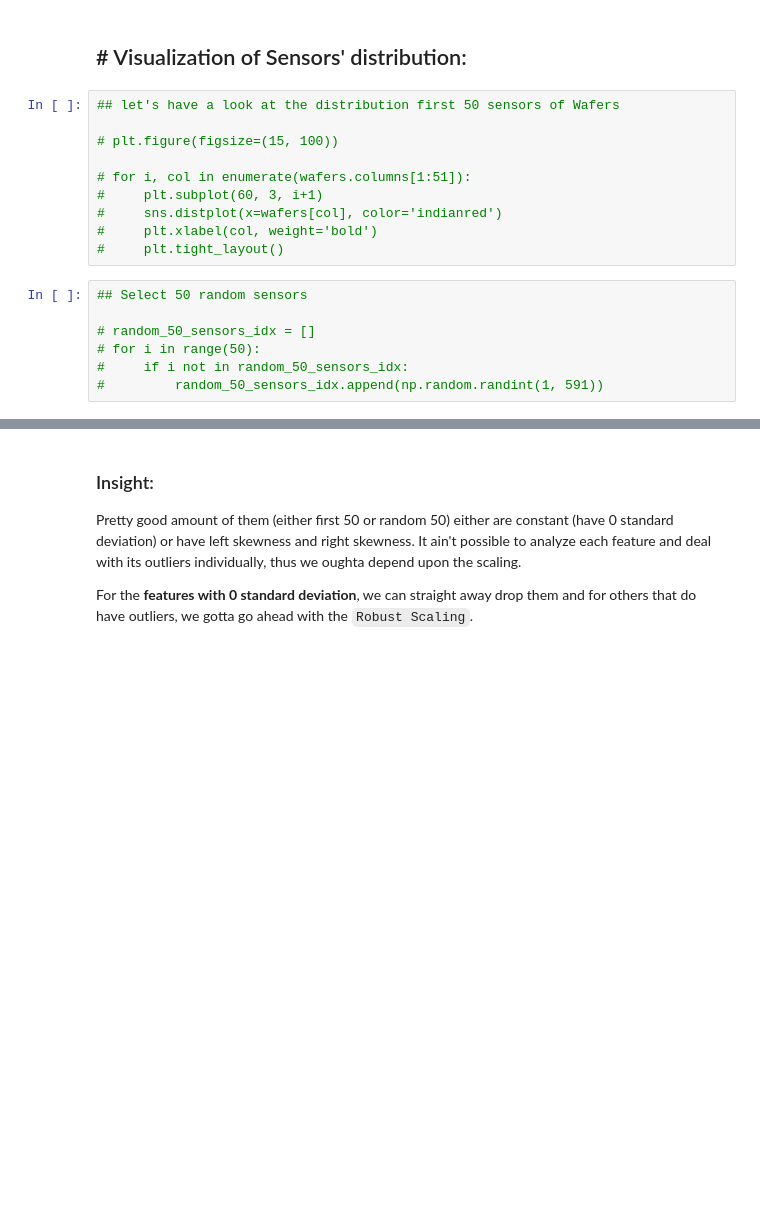
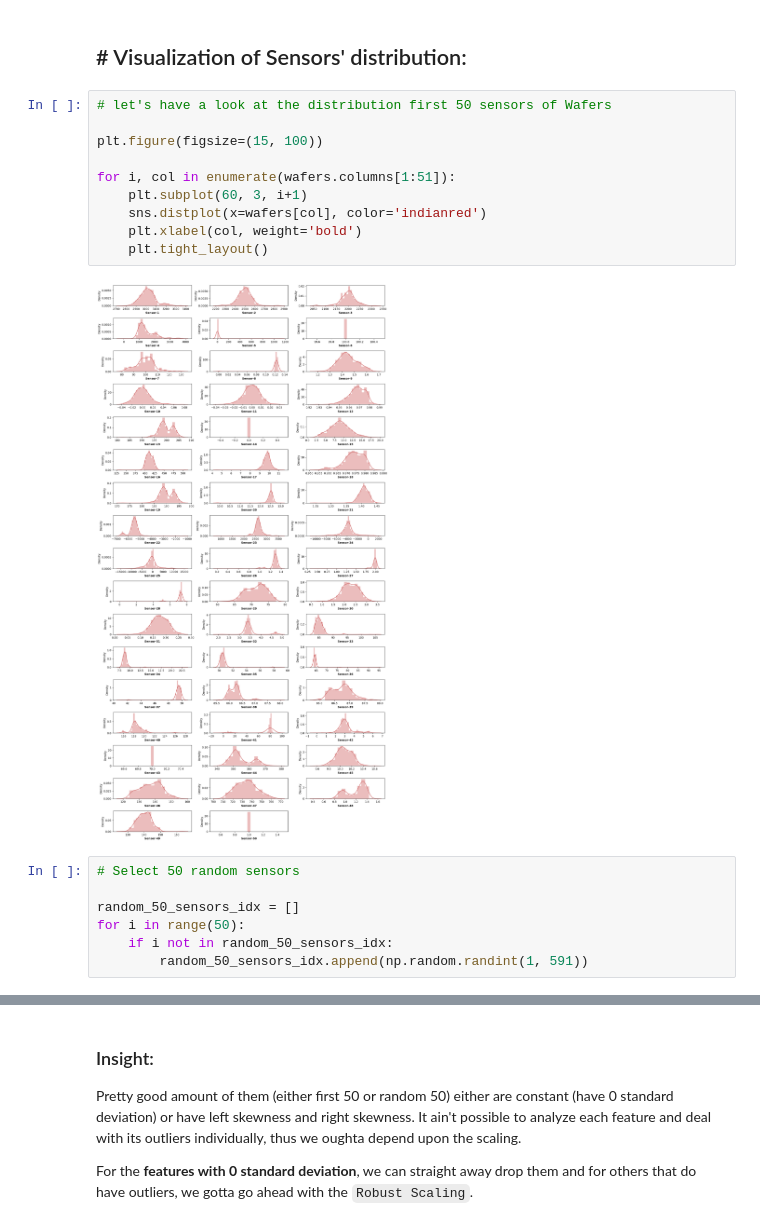
Before and after one commit to suryanshyaknow/faulty-wafer-component-detection, a Jupyter notebook: notebooks/in1__exploratory analysis.ipynb, the cells around one changed output, grey strips where cells are left out. Cells and saved outputs as stored; diff of their text form; blank space fills up the shorter version.

```diff
--- a/notebooks/in1__exploratory analysis.ipynb
+++ b/notebooks/in1__exploratory analysis.ipynb
@@ -113,20 +113,22 @@ We're gonna try all sort of imputation strategies and would choose the one with
 # %% [markdown]
 ## # Visualization of Sensors' distribution:
 # %%
-## let's have a look at the distribution first 50 sensors of Wafers
+# let's have a look at the distribution first 50 sensors of Wafers
 
-# plt.figure(figsize=(15, 100))
+plt.figure(figsize=(15, 100))
 
-# for i, col in enumerate(wafers.columns[1:51]):
-#     plt.subplot(60, 3, i+1)
-#     sns.distplot(x=wafers[col], color='indianred')
-#     plt.xlabel(col, weight='bold')
-#     plt.tight_layout()
+for i, col in enumerate(wafers.columns[1:51]):
+    plt.subplot(60, 3, i+1)
+    sns.distplot(x=wafers[col], color='indianred')
+    plt.xlabel(col, weight='bold')
+    plt.tight_layout()
+# %% [output]
+[figure, added]
 # %%
-## Select 50 random sensors
+# Select 50 random sensors
 
-# random_50_sensors_idx = []
-# for i in range(50):
-#     if i not in random_50_sensors_idx:
-#         random_50_sensors_idx.append(np.random.randint(1, 591))
+random_50_sensors_idx = []
+for i in range(50):
+    if i not in random_50_sensors_idx:
+        random_50_sensors_idx.append(np.random.randint(1, 591))
 # %%
```
Also changed, not shown: parts of 7 cells of this notebook, 1 other file.
